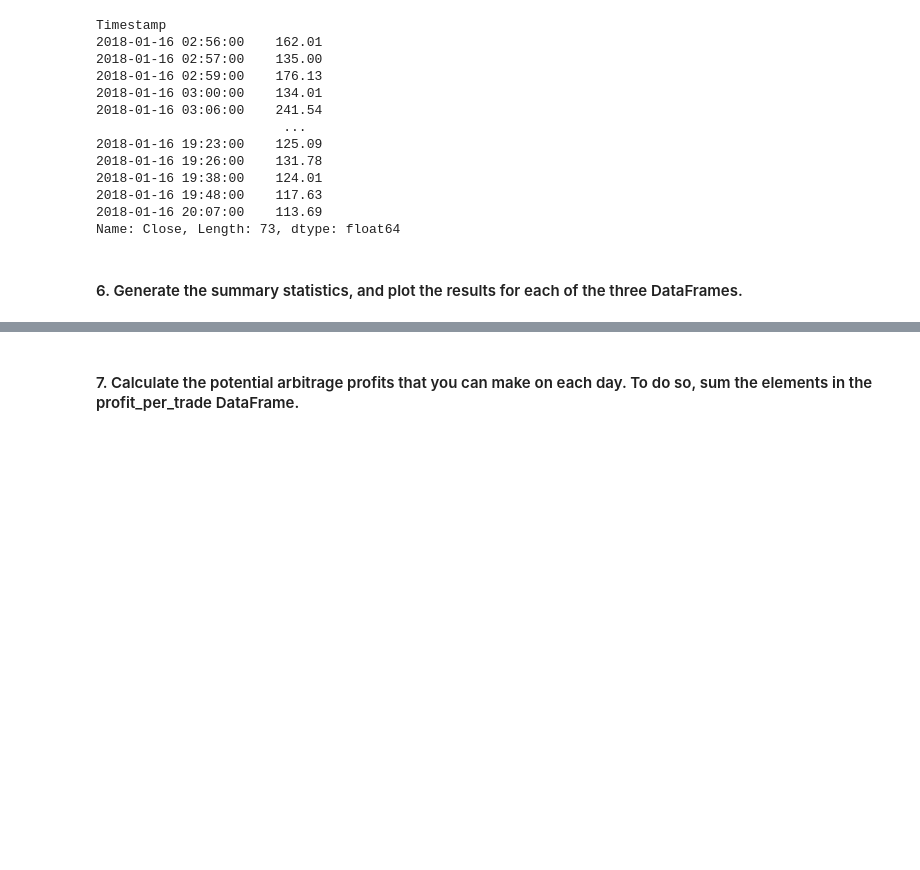
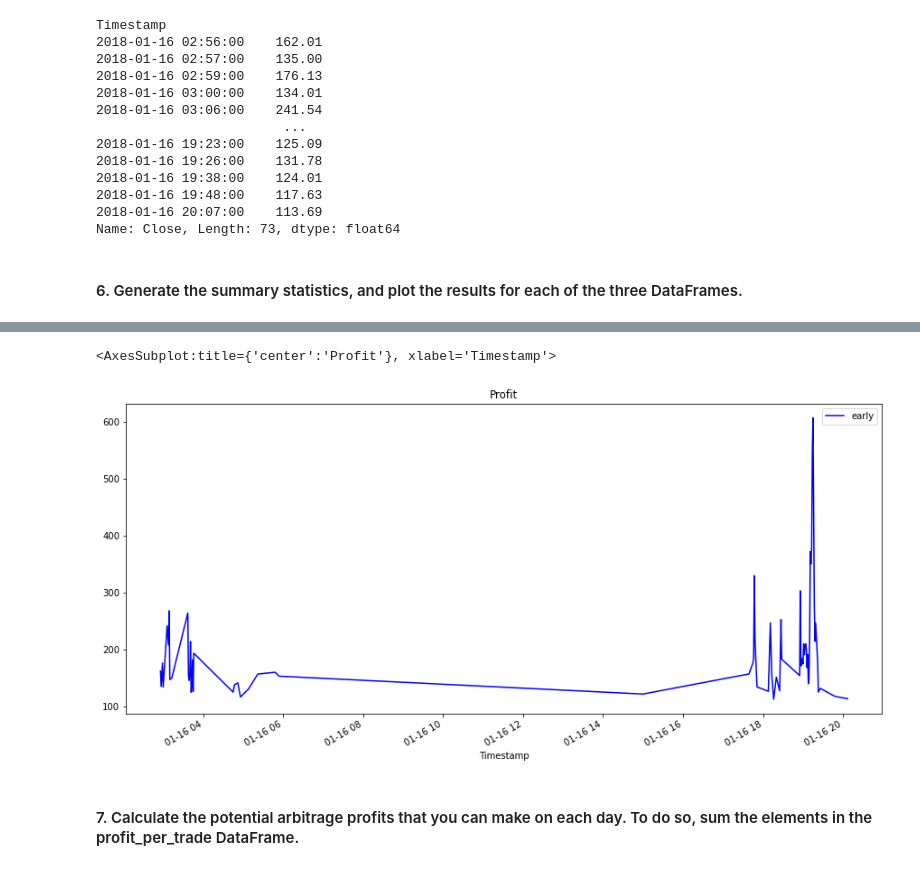
Before and after one commit to winniemei/Fintech2022, a Jupyter notebook: Assignment3/crypto_arbitrage.ipynb, the cells around one changed output, grey strips where cells are left out. Cells and saved outputs as stored; diff of their text form; code cells hidden in the pictures; blank space fills up the shorter version.

```diff
--- a/Assignment3/crypto_arbitrage.ipynb
+++ b/Assignment3/crypto_arbitrage.ipynb
@@ -459,10 +444,10 @@ Calculate the potential profits for each date that you selected in the previous
 # %%
 # For the date early in the dataset, measure the arbitrage spread between the two exchanges
 # by subtracting the lower-priced exchange from the higher-priced one
-arbitrage_spread_early = # YOUR CODE HERE
-
+arbitrage_spread_early = coinbase_sliced.loc['2018-01-16'] - bitstamp_sliced.loc['2018-01-16']
 # Use a conditional statement to generate the summary statistics for each arbitrage_spread DataFrame
 # YOUR CODE HERE
+arbitrage_spread_early[arbitrage_spread_early > 0].describe()
 # %% [output]
 count    960.000000
 mean      53.405344
@@ -477,10 +462,12 @@ Name: Close, dtype: float64
 #### 2. For each of the three dates, calculate the spread returns. To do so, divide the instances that have a positive arbitrage spread (that is, a spread greater than zero) by the price of Bitcoin from the exchange you’re buying on (that is, the lower-priced exchange). Review the resulting DataFrame.
 # %%
 # For the date early in the dataset, calculate the spread returns by dividing the instances when the arbitrage spread is positive (> 0)
-# by the price of Bitcoin from the exchange you are buying on (the lower-priced exchange).
-spread_return_early= # YOUR CODE HERE
+# # by the price of Bitcoin from the exchange you are buying on (the lower-priced exchange).
+spread_return_early = arbitrage_spread_early[arbitrage_spread_early > 0] / bitstamp_sliced.loc['2018-01-16']
+spread_return_middle = arbitrage_spread_middle[arbitrage_spread_middle > 0] / bitstamp_sliced.loc['2018-02-24']
+spread_return_late = arbitrage_spread_late[arbitrage_spread_late > 0]/ bitstamp_sliced.loc['2018-03-26']
 
 # Review the spread return DataFrame
-# YOUR CODE HERE
+spread_return_late
 # %% [output]
 Timestamp
@@ -495,10 +488,12 @@ Name: Close, dtype: float64
 # %%
 # For the date early in the dataset, determine the number of times your trades with positive returns
 # exceed the 1% minimum threshold (.01) that you need to cover your costs
-profitable_trades_early = # YOUR CODE HERE
+profitable_trades_early = spread_return_early[spread_return_early > .01]
+profitable_trades_middle = spread_return_middle[spread_return_middle > .01]
+profitable_trades_late = spread_return_late[spread_return_late > .01]
 
 # Review the first five profitable trades
-# YOUR CODE HERE
+profitable_trades_early.head()
 # %% [output]
 Timestamp
 2018-01-16 02:56:00    0.012962
@@ -528,13 +524,16 @@ Name: Close, dtype: float64
 # %%
 # For the date early in the dataset, calculate the potential profit per trade in dollars
 # Multiply the profitable trades by the cost of the Bitcoin that was purchased
-profit_early = # YOUR CODE HERE
+profit_early = profitable_trades_early * bitstamp_sliced.loc['2018-01-16']
+profit_middle = profitable_trades_middle * bitstamp_sliced.loc['2018-02-24']
+profit_late = profitable_trades_late * bitstamp_sliced.loc['2018-03-26']
 
 # Drop any missing values from the profit DataFrame
-profit_per_trade_early = # YOUR CODE HERE
-
+profit_per_trade_early = profit_early.dropna()
+profit_per_trade_middle = profit_middle.dropna()
+profit_per_trade_late = profit_late.dropna()
 # View the early profit DataFrame
-# YOUR CODE HERE
+profit_per_trade_early
 # %% [output]
 Timestamp
 2018-01-16 02:56:00    162.01
@@ -573,3 +568,11 @@ Name: Close, dtype: float64
+# %%
+# Plot the results for the early profit per trade DataFrame
+profit_per_trade_early.plot(legend=True, figsize=(15,7), title='Profit', color='blue', label='early')
+# profit_per_trade_middle.plot(legend=True, figsize=(15,7), title='Profit', color='pink', label='middle')
+# profit_per_trade_late.plot(legend=True, figsize=(15,7), title='Profit', color='orange', label='late')
+# %% [output]
+<AxesSubplot:title={'center':'Profit'}, xlabel='Timestamp'>
+[figure, added]
 # %% [markdown]
 #### 7. Calculate the potential arbitrage profits that you can make on each day. To do so, sum the elements in the profit_per_trade DataFrame.
 # %%
```
Also changed, not shown: parts of 10 cells of this notebook.
